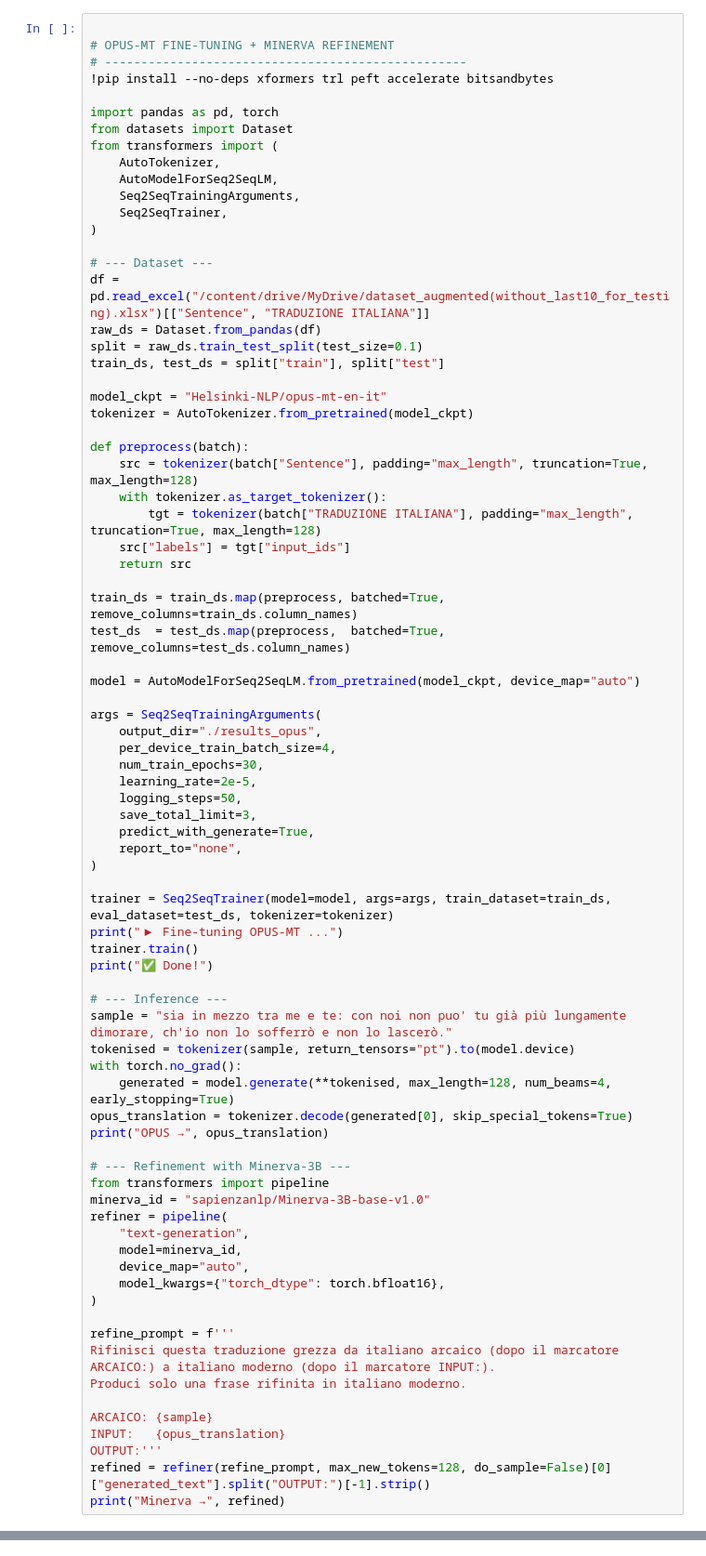
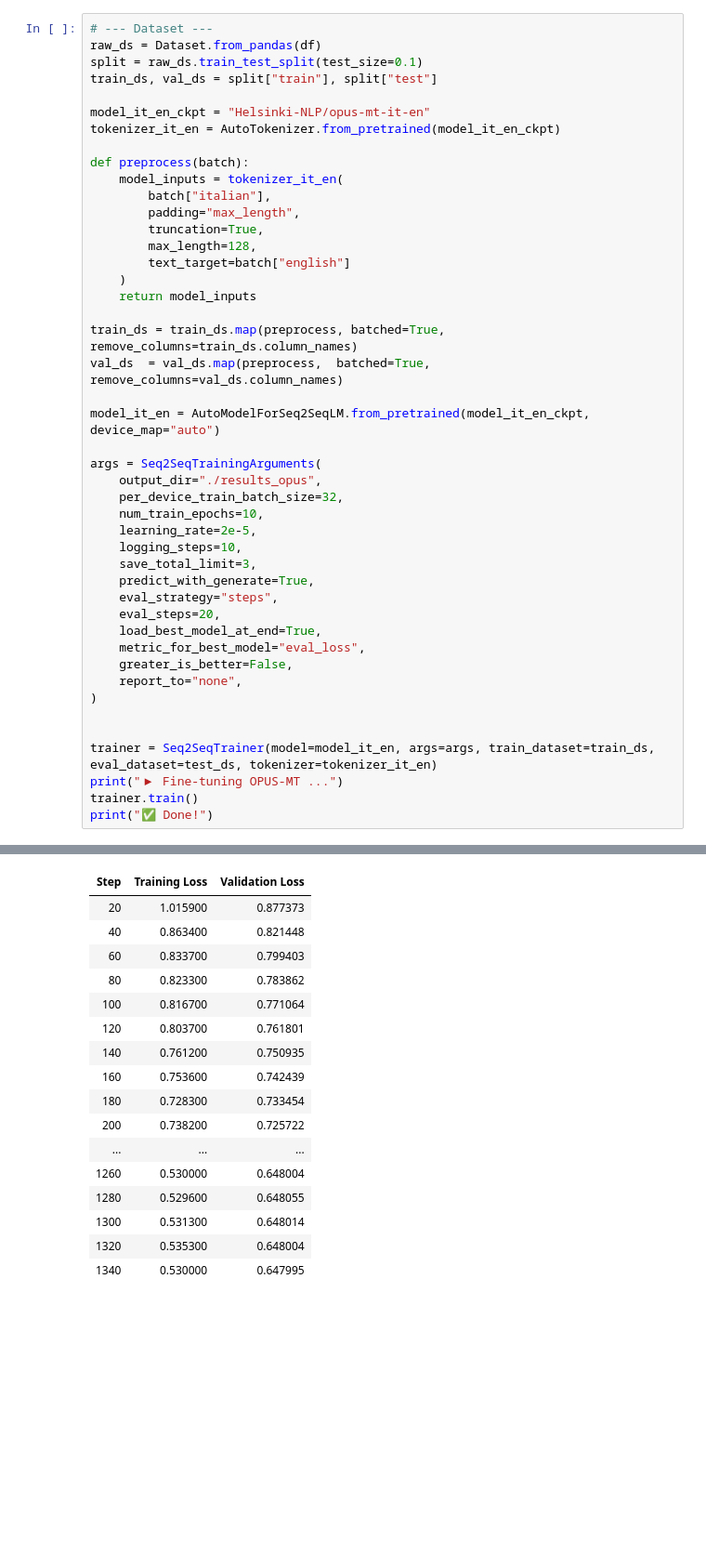
Before and after one commit to Alessio-Olivieri/MNLP-Homework2, a Jupyter notebook: Opus_finetuning.ipynb, the cells around one changed output, grey strips where cells are left out. Shown: that part at 93% size. Drawn from its saved outputs; the diff is of its cells as text; blank space fills up the shorter version.

```diff
--- a/Opus_finetuning.ipynb
+++ b/Opus_finetuning.ipynb
@@ -3,79 +134,46 @@
 # %%
-
-# OPUS‑MT FINE‑TUNING + MINERVA REFINEMENT
-# --------------------------------------------------
-!pip install --no-deps xformers trl peft accelerate bitsandbytes
-
-import pandas as pd, torch
-from datasets import Dataset
-from transformers import (
-    AutoTokenizer,
-    AutoModelForSeq2SeqLM,
-    Seq2SeqTrainingArguments,
-    Seq2SeqTrainer,
-)
-
 # --- Dataset ---
-df = pd.read_excel("/content/drive/MyDrive/dataset_augmented(without_last10_for_testing).xlsx")[["Sentence", "TRADUZIONE ITALIANA"]]
 raw_ds = Dataset.from_pandas(df)
 split = raw_ds.train_test_split(test_size=0.1)
-train_ds, test_ds = split["train"], split["test"]
+train_ds, val_ds = split["train"], split["test"]
 
-model_ckpt = "Helsinki-NLP/opus-mt-en-it"
-tokenizer = AutoTokenizer.from_pretrained(model_ckpt)
+model_it_en_ckpt = "Helsinki-NLP/opus-mt-it-en"
+tokenizer_it_en = AutoTokenizer.from_pretrained(model_it_en_ckpt)
 
 def preprocess(batch):
-    src = tokenizer(batch["Sentence"], padding="max_length", truncation=True, max_length=128)
-    with tokenizer.as_target_tokenizer():
-        tgt = tokenizer(batch["TRADUZIONE ITALIANA"], padding="max_length", truncation=True, max_length=128)
-    src["labels"] = tgt["input_ids"]
-    return src
+    model_inputs = tokenizer_it_en(
+        batch["italian"],
+        padding="max_length",
+        truncation=True,
+        max_length=128,
+        text_target=batch["english"]
+    )
+    return model_inputs
 
 train_ds = train_ds.map(preprocess, batched=True, remove_columns=train_ds.column_names)
-test_ds  = test_ds.map(preprocess,  batched=True, remove_columns=test_ds.column_names)
+val_ds  = val_ds.map(preprocess,  batched=True, remove_columns=val_ds.column_names)
 
-model = AutoModelForSeq2SeqLM.from_pretrained(model_ckpt, device_map="auto")
+model_it_en = AutoModelForSeq2SeqLM.from_pretrained(model_it_en_ckpt, device_map="auto")
 
 args = Seq2SeqTrainingArguments(
     output_dir="./results_opus",
-    per_device_train_batch_size=4,
-    num_train_epochs=30,
+    per_device_train_batch_size=32,
+    num_train_epochs=10,
     learning_rate=2e-5,
-    logging_steps=50,
+    logging_steps=10,
     save_total_limit=3,
     predict_with_generate=True,
+    eval_strategy="steps",
+    eval_steps=20,
+    load_best_model_at_end=True,
+    metric_for_best_model="eval_loss",
+    greater_is_better=False,
     report_to="none",
 )
 
-trainer = Seq2SeqTrainer(model=model, args=args, train_dataset=train_ds, eval_dataset=test_ds, tokenizer=tokenizer)
+
+trainer = Seq2SeqTrainer(model=model_it_en, args=args, train_dataset=train_ds, eval_dataset=test_ds, tokenizer=tokenizer_it_en)
 print("▶ Fine‑tuning OPUS‑MT ...")
 trainer.train()
 print("✅ Done!")
-
-# --- Inference ---
-sample = "sia in mezzo tra me e te: con noi non puo' tu già più lungamente dimorare, ch'io non lo sofferrò e non lo lascerò."
-tokenised = tokenizer(sample, return_tensors="pt").to(model.device)
-with torch.no_grad():
-    generated = model.generate(**tokenised, max_length=128, num_beams=4, early_stopping=True)
-opus_translation = tokenizer.decode(generated[0], skip_special_tokens=True)
-print("OPUS →", opus_translation)
-
-# --- Refinement with Minerva‑3B ---
-from transformers import pipeline
-minerva_id = "sapienzanlp/Minerva-3B-base-v1.0"
-refiner = pipeline(
-    "text-generation",
-    model=minerva_id,
-    device_map="auto",
-    model_kwargs={"torch_dtype": torch.bfloat16},
-)
-
-refine_prompt = f'''
-Rifinisci questa traduzione grezza da italiano arcaico (dopo il marcatore ARCAICO:) a italiano moderno (dopo il marcatore INPUT:).
-Produci solo una frase rifinita in italiano moderno.
-
-ARCAICO: {sample}
-INPUT:   {opus_translation}
-OUTPUT:'''
-refined = refiner(refine_prompt, max_new_tokens=128, do_sample=False)[0]["generated_text"].split("OUTPUT:")[-1].strip()
-print("Minerva →", refined)
+# %% [output]
@@ -81,0 +182,17 @@ print("Minerva →", refined)
+| Step | Training Loss | Validation Loss |
+| 20 | 1.015900 | 0.877373 |
+| 40 | 0.863400 | 0.821448 |
+| 60 | 0.833700 | 0.799403 |
+| 80 | 0.823300 | 0.783862 |
+| 100 | 0.816700 | 0.771064 |
+| 120 | 0.803700 | 0.761801 |
+| 140 | 0.761200 | 0.750935 |
+| 160 | 0.753600 | 0.742439 |
+| 180 | 0.728300 | 0.733454 |
+| 200 | 0.738200 | 0.725722 |
+| ... | ... | ... |
+| 1260 | 0.530000 | 0.648004 |
+| 1280 | 0.529600 | 0.648055 |
+| 1300 | 0.531300 | 0.648014 |
+| 1320 | 0.535300 | 0.648004 |
+| 1340 | 0.530000 | 0.647995 |
```
Also changed, not shown: parts of 11 cells of this notebook.
